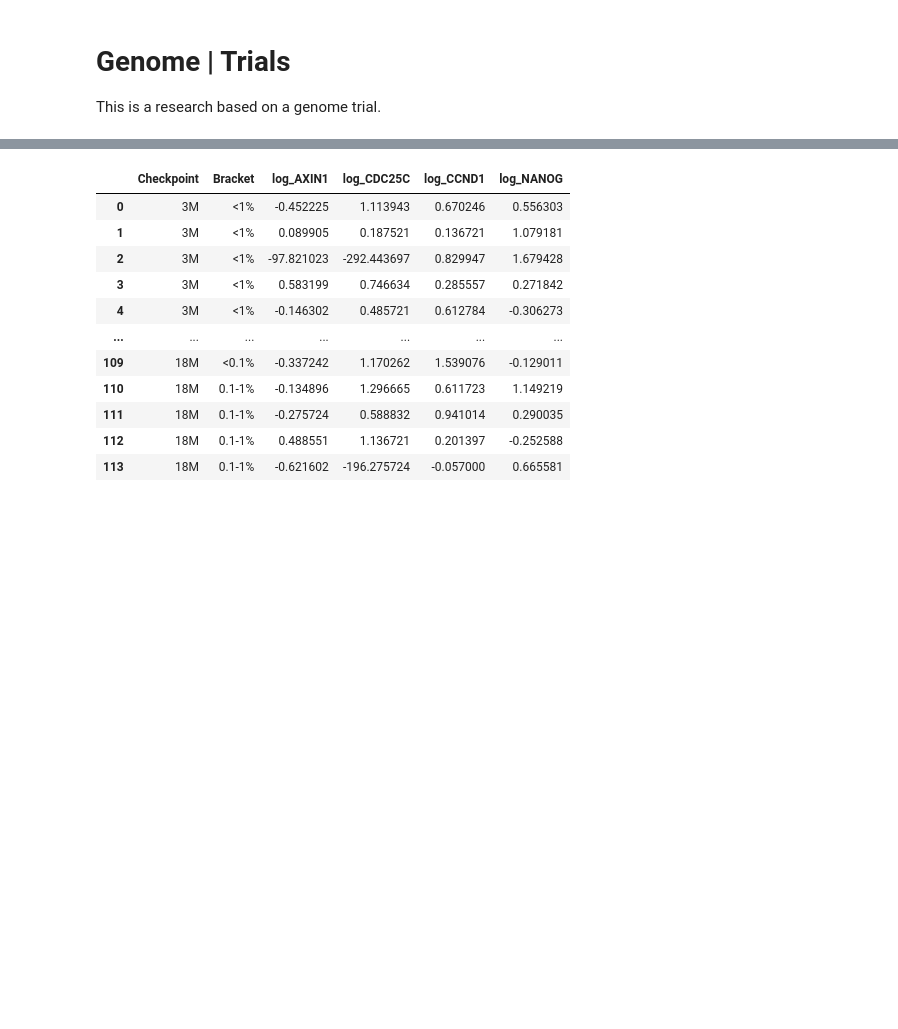
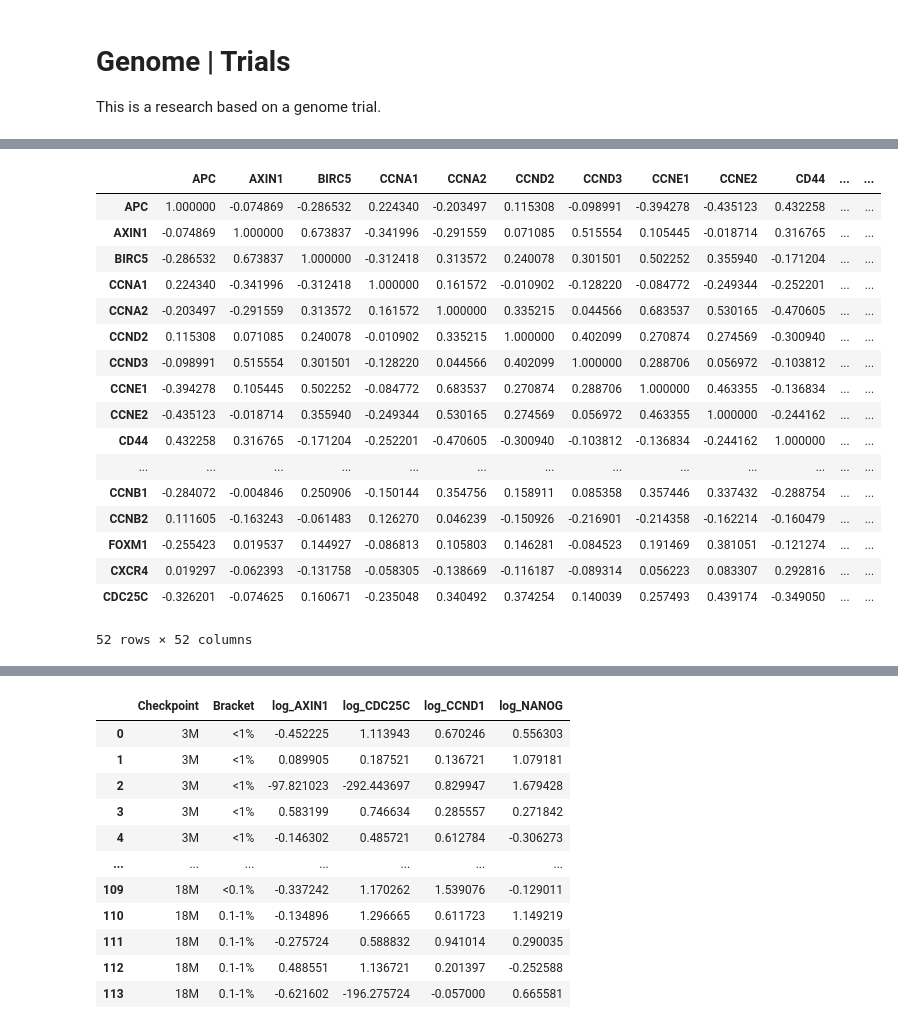
Before and after one commit to epappas/datascience, a Jupyter notebook: biomed_01_2021/biomed_01_2021.ipynb, the cells around one changed output, grey strips where cells are left out. Saved outputs shown, nothing was run; the diff lists cells and outputs as text; code cells hidden in the pictures; blank space fills up the shorter version.

```diff
--- a/biomed_01_2021/biomed_01_2021.ipynb
+++ b/biomed_01_2021/biomed_01_2021.ipynb
@@ -29,0 +70,21 @@ df = pd.read_csv("./work/biomed_01_2021/genes3.csv")
+# %%
+df.corr()
+# %% [output]
+|  | APC | AXIN1 | BIRC5 | CCNA1 | CCNA2 | CCND2 | CCND3 | CCNE1 | CCNE2 | CD44 | ... | ... |
+| APC | 1.000000 | -0.074869 | -0.286532 | 0.224340 | -0.203497 | 0.115308 | -0.098991 | -0.394278 | -0.435123 | 0.432258 | ... | ... |
+| AXIN1 | -0.074869 | 1.000000 | 0.673837 | -0.341996 | -0.291559 | 0.071085 | 0.515554 | 0.105445 | -0.018714 | 0.316765 | ... | ... |
+| BIRC5 | -0.286532 | 0.673837 | 1.000000 | -0.312418 | 0.313572 | 0.240078 | 0.301501 | 0.502252 | 0.355940 | -0.171204 | ... | ... |
+| CCNA1 | 0.224340 | -0.341996 | -0.312418 | 1.000000 | 0.161572 | -0.010902 | -0.128220 | -0.084772 | -0.249344 | -0.252201 | ... | ... |
+| CCNA2 | -0.203497 | -0.291559 | 0.313572 | 0.161572 | 1.000000 | 0.335215 | 0.044566 | 0.683537 | 0.530165 | -0.470605 | ... | ... |
+| CCND2 | 0.115308 | 0.071085 | 0.240078 | -0.010902 | 0.335215 | 1.000000 | 0.402099 | 0.270874 | 0.274569 | -0.300940 | ... | ... |
+| CCND3 | -0.098991 | 0.515554 | 0.301501 | -0.128220 | 0.044566 | 0.402099 | 1.000000 | 0.288706 | 0.056972 | -0.103812 | ... | ... |
+| CCNE1 | -0.394278 | 0.105445 | 0.502252 | -0.084772 | 0.683537 | 0.270874 | 0.288706 | 1.000000 | 0.463355 | -0.136834 | ... | ... |
+| CCNE2 | -0.435123 | -0.018714 | 0.355940 | -0.249344 | 0.530165 | 0.274569 | 0.056972 | 0.463355 | 1.000000 | -0.244162 | ... | ... |
+| CD44 | 0.432258 | 0.316765 | -0.171204 | -0.252201 | -0.470605 | -0.300940 | -0.103812 | -0.136834 | -0.244162 | 1.000000 | ... | ... |
+| ... | ... | ... | ... | ... | ... | ... | ... | ... | ... | ... | ... | ... |
+| CCNB1 | -0.284072 | -0.004846 | 0.250906 | -0.150144 | 0.354756 | 0.158911 | 0.085358 | 0.357446 | 0.337432 | -0.288754 | ... | ... |
+| CCNB2 | 0.111605 | -0.163243 | -0.061483 | 0.126270 | 0.046239 | -0.150926 | -0.216901 | -0.214358 | -0.162214 | -0.160479 | ... | ... |
+| FOXM1 | -0.255423 | 0.019537 | 0.144927 | -0.086813 | 0.105803 | 0.146281 | -0.084523 | 0.191469 | 0.381051 | -0.121274 | ... | ... |
+| CXCR4 | 0.019297 | -0.062393 | -0.131758 | -0.058305 | -0.138669 | -0.116187 | -0.089314 | 0.056223 | 0.083307 | 0.292816 | ... | ... |
+| CDC25C | -0.326201 | -0.074625 | 0.160671 | -0.235048 | 0.340492 | 0.374254 | 0.140039 | 0.257493 | 0.439174 | -0.349050 | ... | ... |
+52 rows × 52 columns
```
Also changed, not shown: parts of 16 cells of this notebook, 5 other files.
